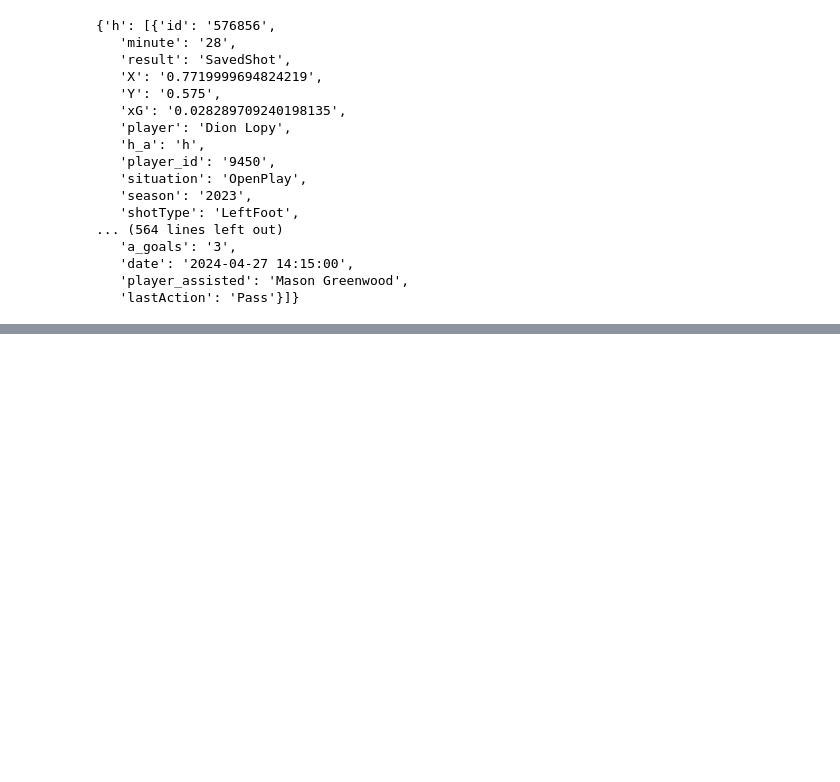
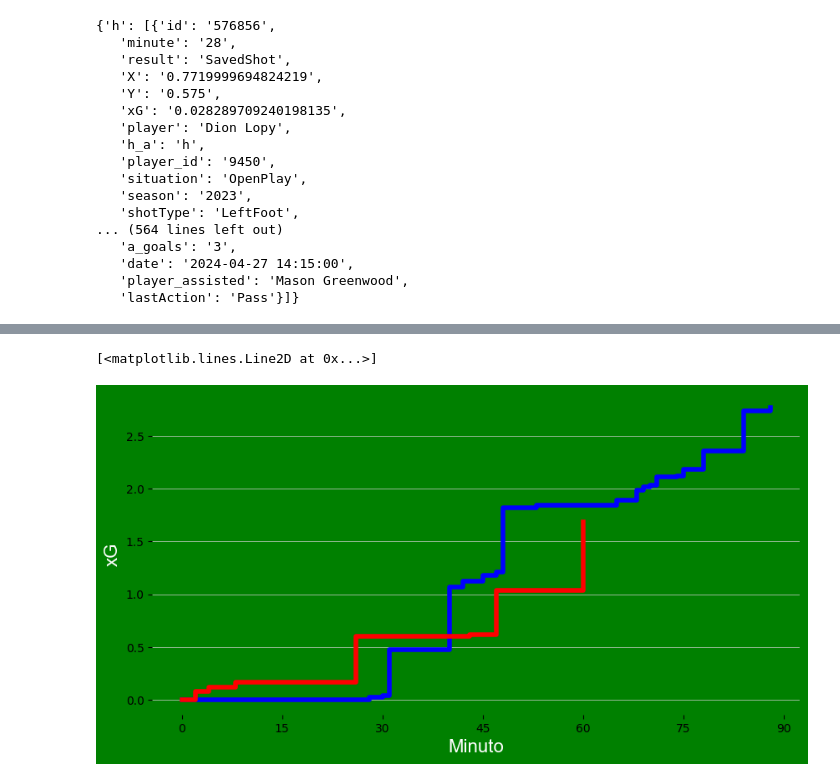
Before and after one commit to srgmrtnvqr/DescargarGolesEsperados, a Jupyter notebook: descargar_partido.ipynb, the cells around one changed output, grey strips where cells are left out. Saved outputs shown, nothing was run; the diff lists cells and outputs as text; code cells hidden in the pictures; blank space fills up the shorter version.

Commit message:
Añadida la representacion de los xG del partido

```diff
--- a/descargar_partido.ipynb
+++ b/descargar_partido.ipynb
@@ -163,3 +165,48 @@ df_equipos
 | 26 | Ilaix Moriba | Getafe | 47 | 0.029332 | RightFoot | SavedShot | 0.769000015258789 | 0.48400001525878905 | OpenPlay | Mason Greenwood | ... |
 | 27 | Mason Greenwood | Getafe | 47 | 0.387207 | RightFoot | Goal | 0.9109999847412109 | 0.5729999923706055 | OpenPlay | None | ... |
 | 28 | Jaime Mata | Getafe | 60 | 0.65179 | LeftFoot | Goal | 0.9490000152587891 | 0.4979999923706055 | OpenPlay | Mason Greenwood | ... |
+# %%
+df_tiros = pd.read_excel("ESP_33_23-24_Almeria-Getafe_tiros.xlsx")
+# %%
+def lista_acumulados(lista):   # Función que devuelve una lista con la suma de los valores acumulados de la lista recibida
+    return [sum(lista[: i + 1]) for i in range(len(lista))]
+# %%
+# Visualización de la evolución de xG en el partido
+# Listas para los valores que se quieren representar en el gráfico
+xg_local = [0]
+xg_visitante= [0]
+minuto_local = [0]
+minuto_vistante = [0]
+equipo_local = df_tiros['equipo'].iloc[0]   # Obtener el nombre del equipo local y del visitante
+equipo_visitante = df_tiros['equipo'].iloc[-1]
+for i in range(len(df_tiros.index)):    # Añadir los valores del dataframe a las listas correspondientes
+    if df_tiros['equipo'][i] == equipo_local:
+        xg_local.append(df_tiros['xg'][i])
+        minuto_local.append(df_tiros['minuto'][i])
+    else:
+        xg_visitante.append(df_tiros['xg'][i])
+        minuto_vistante.append(df_tiros['minuto'][i])
+xg_local_total = lista_acumulados(xg_local) # Llamada a la función que calcula la lista acumulada
+xg_visitante_total = lista_acumulados(xg_visitante)
+max_xg_local = round(xg_local_total[-1], 2) # Redondear a dos decimales el valor máximo de xG
+max_xg_visitante = round(xg_visitante_total[-1], 2)
+# Comienzo del diseño del gráfico
+fig, ax = plt.subplots(figsize = (10, 5))    # Determinar el tamaño y el color del gráfico
+fig.set_facecolor('green')
+ax.patch.set_facecolor('green')
+ax.grid(lw=.5, color='lightgrey', axis='y', zorder=1)   # Añadir una grilla en el eje y
+#ax.grid(lw=.5, color='lightgrey', axis='x', zorder=1)
+limites = ['right', 'bottom', 'left', 'top']
+for i in limites:
+    if i in limites:
+        ax.spines[i].set_visible(False)    # Desactivar los límites del gráfico
+plt.xticks([0, 15, 30, 45, 60, 75, 90]) # Determinar el intervalo del eje x
+# Dar un nombre a los ejes
+plt.xlabel('Minuto', fontname='Arial', color='white', fontsize=16)
+plt.ylabel('xG', fontname='Arial', color='white', fontsize=16)
+# Añadir las líneas de la evolución de xG de cada equipo
+ax.step(x=minuto_local, y=xg_local_total, color='blue', label=equipo_local, linewidth=4, where='post')
+ax.step(x=minuto_vistante, y=xg_visitante_total, color='red', label=equipo_visitante, linewidth=4, where='post')
+# %% [output]
+[<matplotlib.lines.Line2D at 0x...>]
+[figure, added]
```
Also changed, not shown: parts of 1 cell of this notebook.
